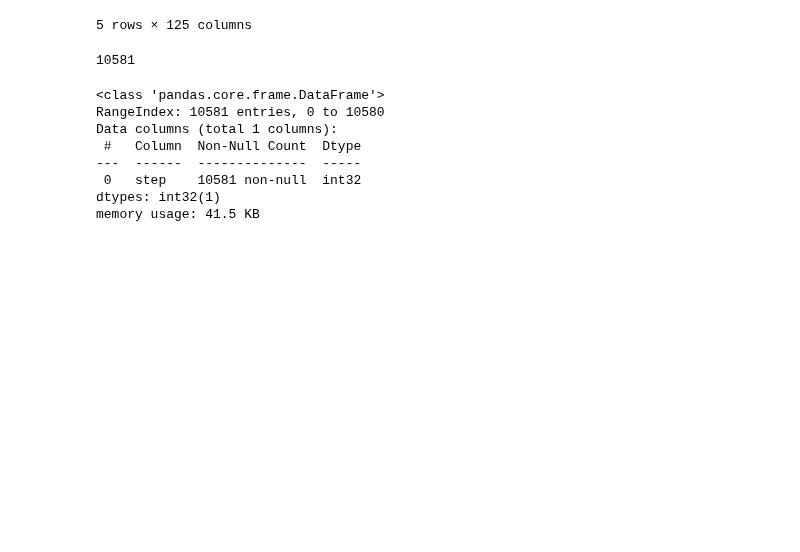
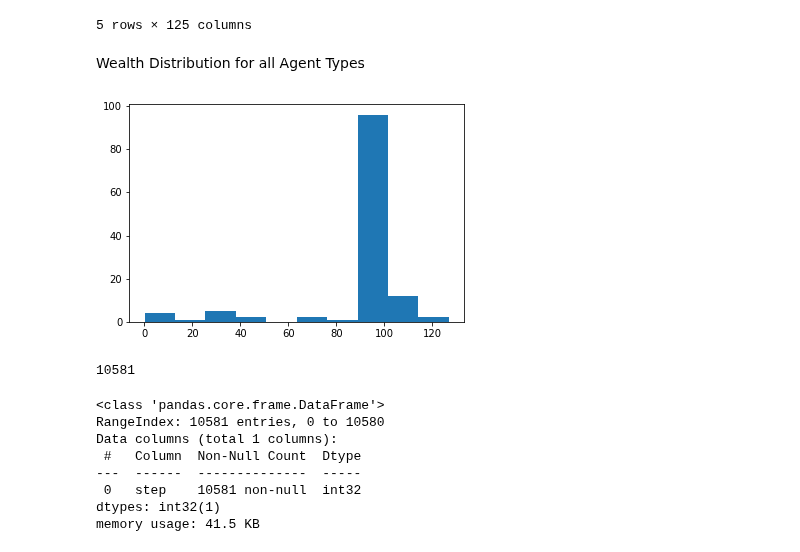
Before and after one commit to overlay-market/overlay-monetary, a Jupyter notebook: notebooks/Agent Based Simulation Long-Run Analysis with Snipers and Liquidators (1m data quoted in ETH).ipynb, the cells around one changed output. Drawn from its saved outputs; the diff is of its cells as text; code cells hidden in the pictures; blank space fills up the shorter version.

```diff
--- a/notebooks/Agent Based Simulation Long-Run Analysis with Snipers and Liquidators (1m data quoted in ETH).ipynb
+++ b/notebooks/Agent Based Simulation Long-Run Analysis with Snipers and Liquidators (1m data quoted in ETH).ipynb
@@ -530,6 +566,12 @@ wealth_df.tail()
 | 10579 | 100.0 | 100.0 | 100.0 | 100.0 | ... |
 | 10580 | 100.0 | 100.0 | 100.0 | 100.0 | ... |
 5 rows × 125 columns
+# %% [markdown]
+Wealth Distribution for all Agent Types
+# %%
+plt.hist(wealth_df.iloc[-1, :]);
+# %% [output]
+[figure, added]
 # %%
 # monetary_model.data_collector.__dict__
 # %%
```
Also changed, not shown: parts of 8 cells of this notebook, 2 other files.
